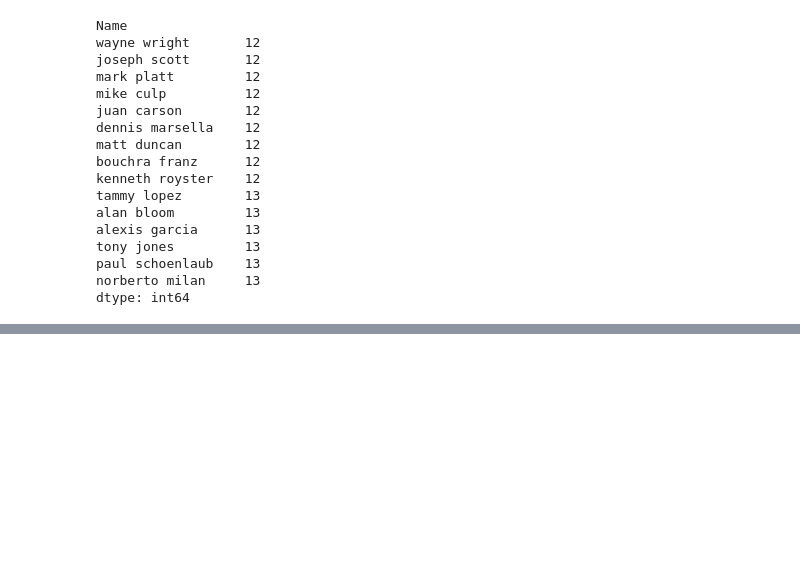
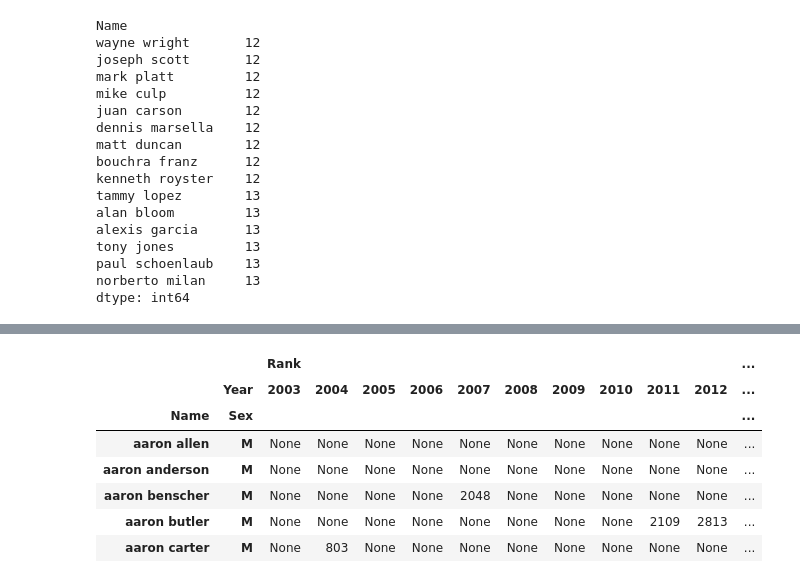
Before and after one commit to stawaway/Mini-project-1, a Jupyter notebook: Cleaning Project 1.ipynb, the cells around one changed output, grey strips where cells are left out. Saved outputs shown, nothing was run; the diff lists cells and outputs as text; code cells hidden in the pictures; blank space fills up the shorter version.

```diff
--- a/Cleaning Project 1.ipynb
+++ b/Cleaning Project 1.ipynb
@@ -152,0 +191,12 @@ pd.concat([marathon_data, num_marathons], keys = 'Name')
+# %%
+data_pivot = pd.pivot_table(marathon_data, index = ["Name", "Sex"], columns = "Year", values = ["Rank","Age Category", "Time"], aggfunc= "first")
+data_pivot.head()
+# %% [output]
+|  |  | Rank |  |  |  |  |  |  |  |  |  | ... |
+|  | Year | 2003 | 2004 | 2005 | 2006 | 2007 | 2008 | 2009 | 2010 | 2011 | 2012 | ... |
+| Name | Sex |  |  |  |  |  |  |  |  |  |  | ... |
+| aaron allen | M | None | None | None | None | None | None | None | None | None | None | ... |
+| aaron anderson | M | None | None | None | None | None | None | None | None | None | None | ... |
+| aaron benscher | M | None | None | None | None | 2048 | None | None | None | None | None | ... |
+| aaron butler | M | None | None | None | None | None | None | None | None | 2109 | 2813 | ... |
+| aaron carter | M | None | 803 | None | None | None | None | None | None | None | None | ... |
```
Also changed, not shown: parts of 11 cells of this notebook.
